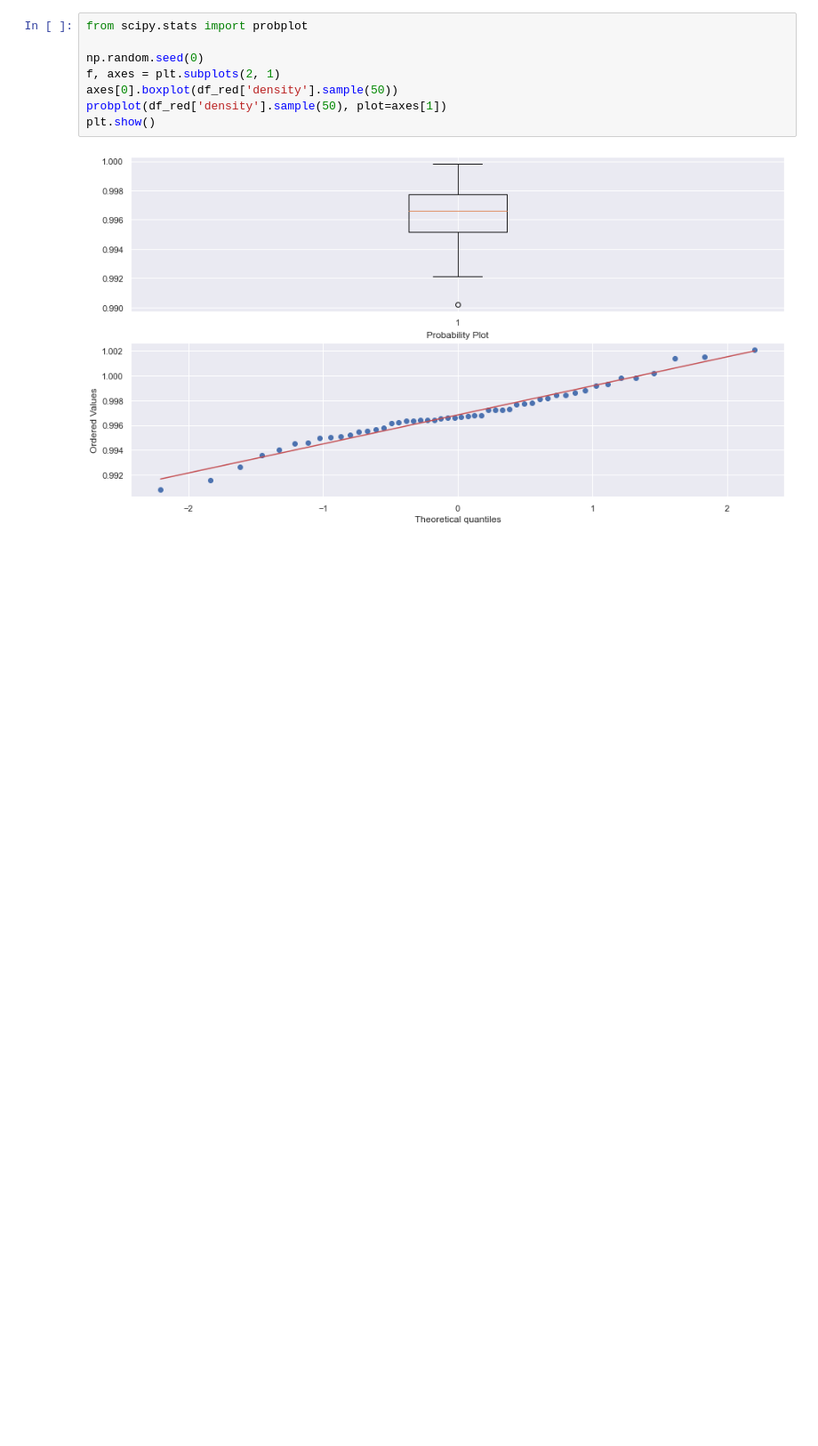
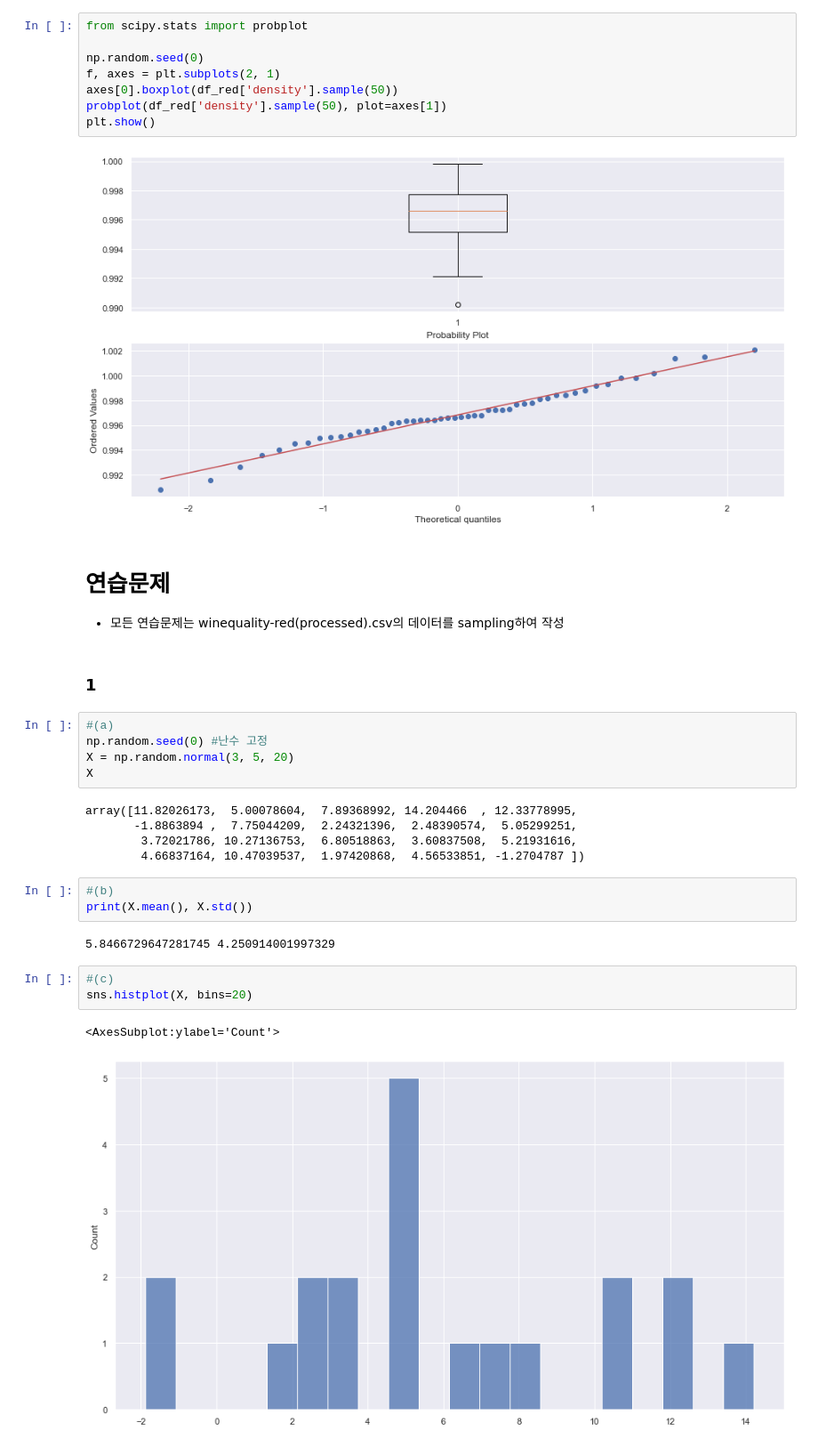
Before and after one commit to johanjun/study_datascienceandpython, a Jupyter notebook: python_stats/4. random generating, test.ipynb, the cells around one changed output. Shown at 89% size. Cells and saved outputs as stored; diff of their text form; blank space fills up the shorter version.

```diff
--- a/python_stats/4. random generating, test.ipynb
+++ b/python_stats/4. random generating, test.ipynb
@@ -219,3 +219,29 @@ probplot(df_red['density'].sample(50), plot=axes[1])
 plt.show()
 # %% [output]
 [figure]
+# %% [markdown]
+# 연습문제
+- 모든 연습문제는 winequality-red(processed).csv의 데이터를 sampling하여 작성
+# %% [markdown]
+### 1
+# %%
+#(a)
+np.random.seed(0) #난수 고정
+X = np.random.normal(3, 5, 20)
+X
+# %% [output]
+array([11.82026173,  5.00078604,  7.89368992, 14.204466  , 12.33778995,
+       -1.8863894 ,  7.75044209,  2.24321396,  2.48390574,  5.05299251,
+        3.72021786, 10.27136753,  6.80518863,  3.60837508,  5.21931616,
+        4.66837164, 10.47039537,  1.97420868,  4.56533851, -1.2704787 ])
+# %%
+#(b)
+print(X.mean(), X.std())
+# %% [output]
+5.8466729647281745 4.250914001997329
+# %%
+#(c)
+sns.histplot(X, bins=20)
+# %% [output]
+<AxesSubplot:ylabel='Count'>
+[figure, added]
```
Also changed, not shown: parts of 21 cells of this notebook.
